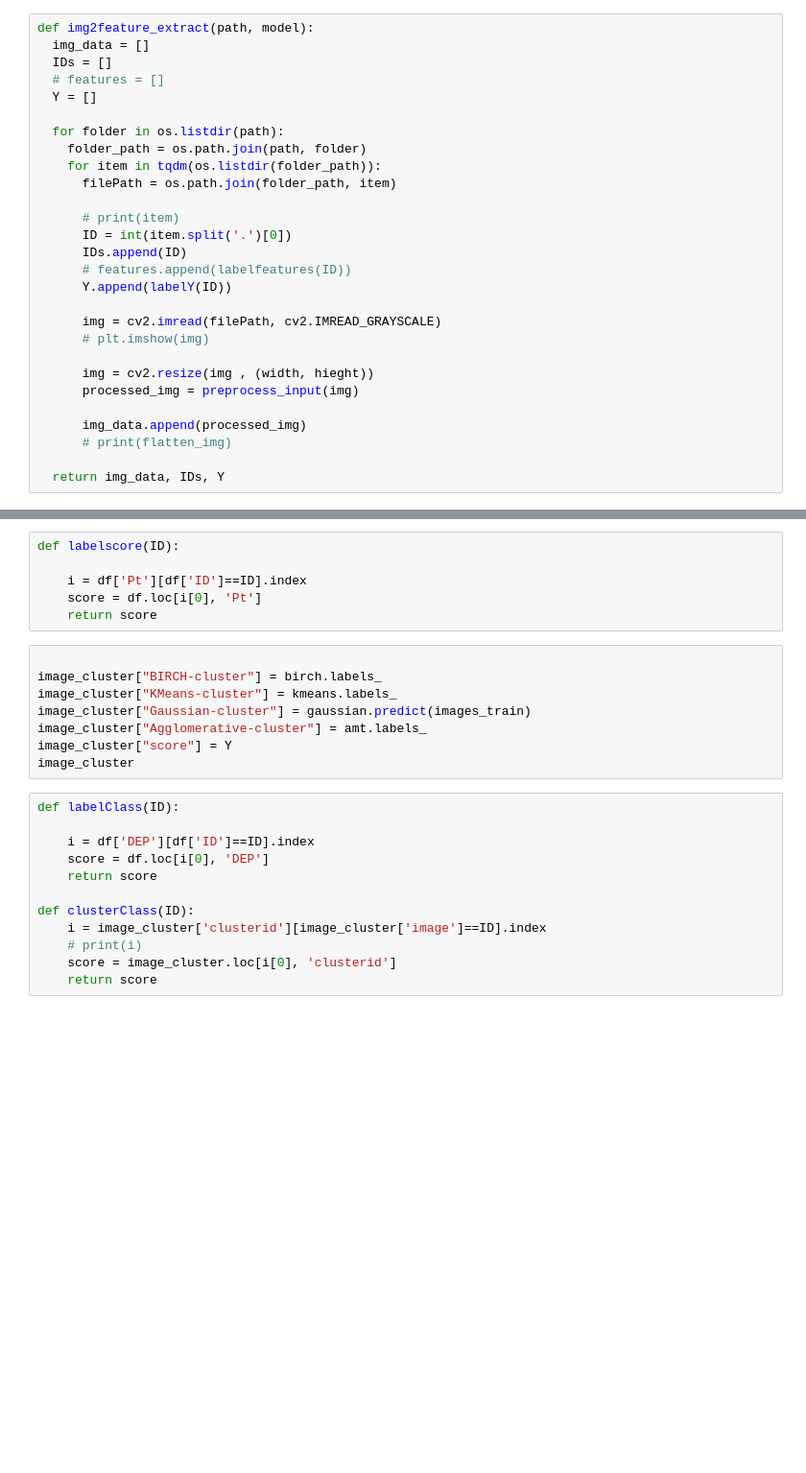
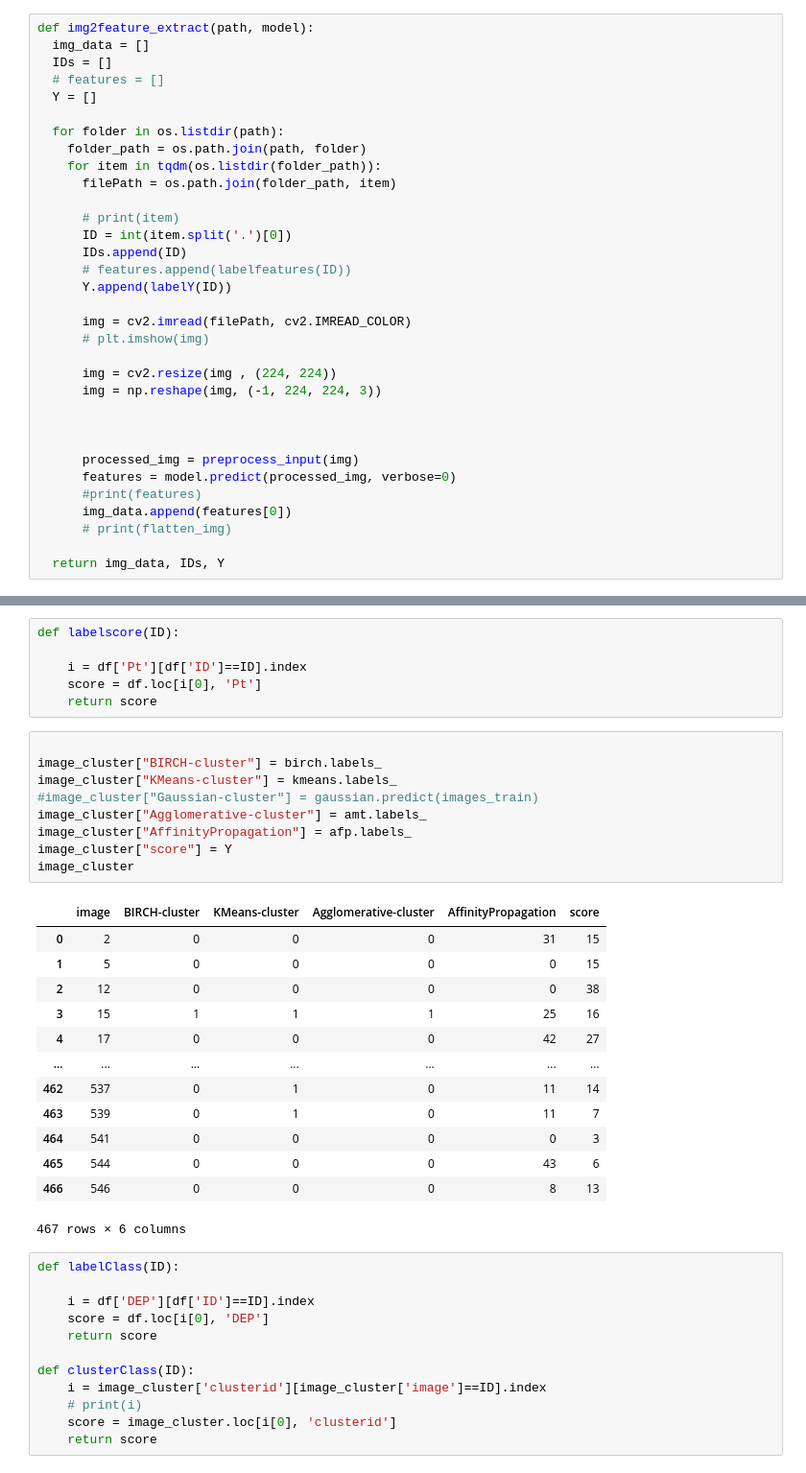
Before and after one commit to Marinku099/Sci-project-m5, a Jupyter notebook: Code/Depressed_DataClustering.ipynb, the cells around one changed output, grey strips where cells are left out. Shown: that part at 96% size. Drawn from its saved outputs; the diff is of its cells as text; blank space fills up the shorter version.

```diff
--- a/Code/Depressed_DataClustering.ipynb
+++ b/Code/Depressed_DataClustering.ipynb
@@ -102,13 +96,18 @@ def img2feature_extract(path, model):
       # features.append(labelfeatures(ID))
       Y.append(labelY(ID))
 
-      img = cv2.imread(filePath, cv2.IMREAD_GRAYSCALE)
+      img = cv2.imread(filePath, cv2.IMREAD_COLOR)
       # plt.imshow(img)
 
-      img = cv2.resize(img , (width, hieght))
+      img = cv2.resize(img , (224, 224))
+      img = np.reshape(img, (-1, 224, 224, 3))
+
+
+
       processed_img = preprocess_input(img)
-
-      img_data.append(processed_img)
+      features = model.predict(processed_img, verbose=0)
+      #print(features)
+      img_data.append(features[0])
       # print(flatten_img)
 
   return img_data, IDs, Y
@@ -159,11 +199,26 @@ def labelscore(ID):
 # %%
 
 image_cluster["BIRCH-cluster"] = birch.labels_
 image_cluster["KMeans-cluster"] = kmeans.labels_
-image_cluster["Gaussian-cluster"] = gaussian.predict(images_train)
+#image_cluster["Gaussian-cluster"] = gaussian.predict(images_train)
 image_cluster["Agglomerative-cluster"] = amt.labels_
+image_cluster["AffinityPropagation"] = afp.labels_
 image_cluster["score"] = Y
 image_cluster
+# %% [output]
+|  | image | BIRCH-cluster | KMeans-cluster | Agglomerative-cluster | AffinityPropagation | score |
+| 0 | 2 | 0 | 0 | 0 | 31 | 15 |
+| 1 | 5 | 0 | 0 | 0 | 0 | 15 |
+| 2 | 12 | 0 | 0 | 0 | 0 | 38 |
+| 3 | 15 | 1 | 1 | 1 | 25 | 16 |
+| 4 | 17 | 0 | 0 | 0 | 42 | 27 |
+| ... | ... | ... | ... | ... | ... | ... |
+| 462 | 537 | 0 | 1 | 0 | 11 | 14 |
+| 463 | 539 | 0 | 1 | 0 | 11 | 7 |
+| 464 | 541 | 0 | 0 | 0 | 0 | 3 |
+| 465 | 544 | 0 | 0 | 0 | 43 | 6 |
+| 466 | 546 | 0 | 0 | 0 | 8 | 13 |
+467 rows × 6 columns
 # %%
 def labelClass(ID):
 
```
Also changed, not shown: parts of 21 cells of this notebook.
